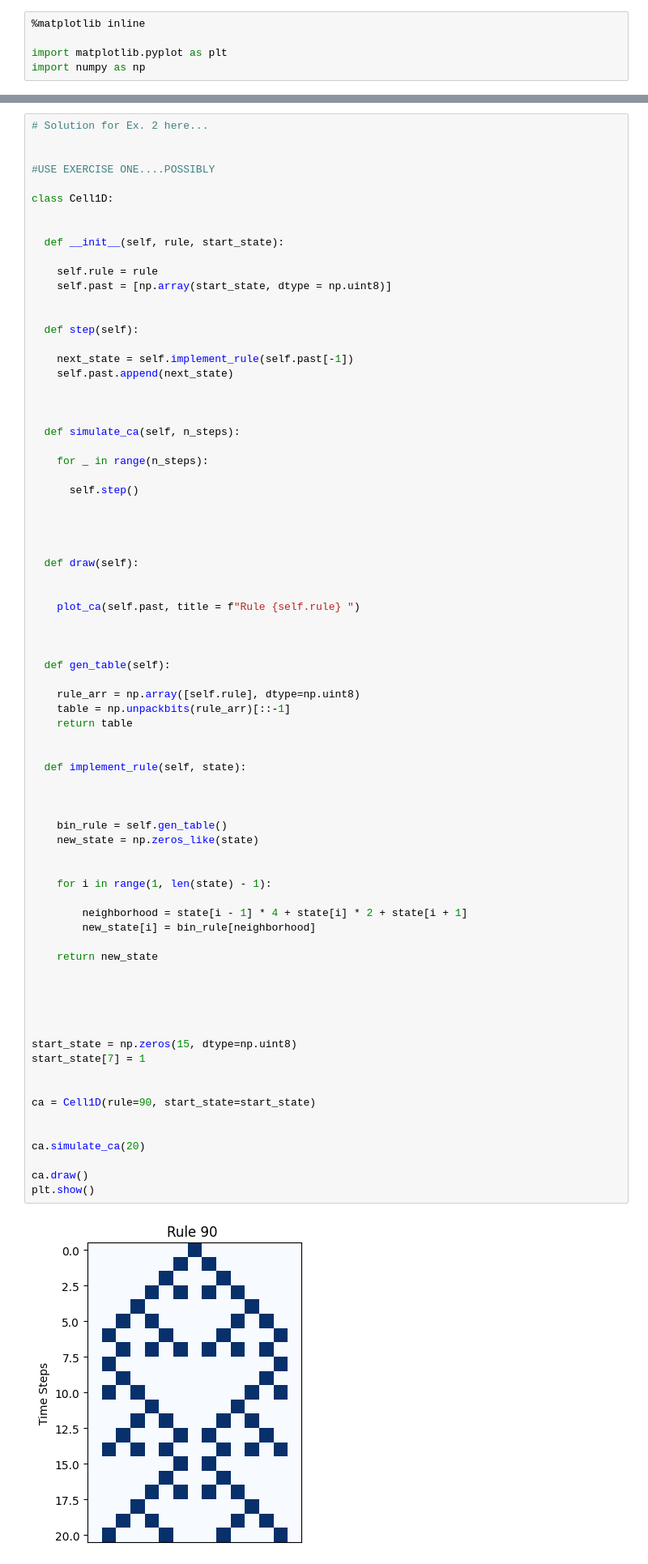
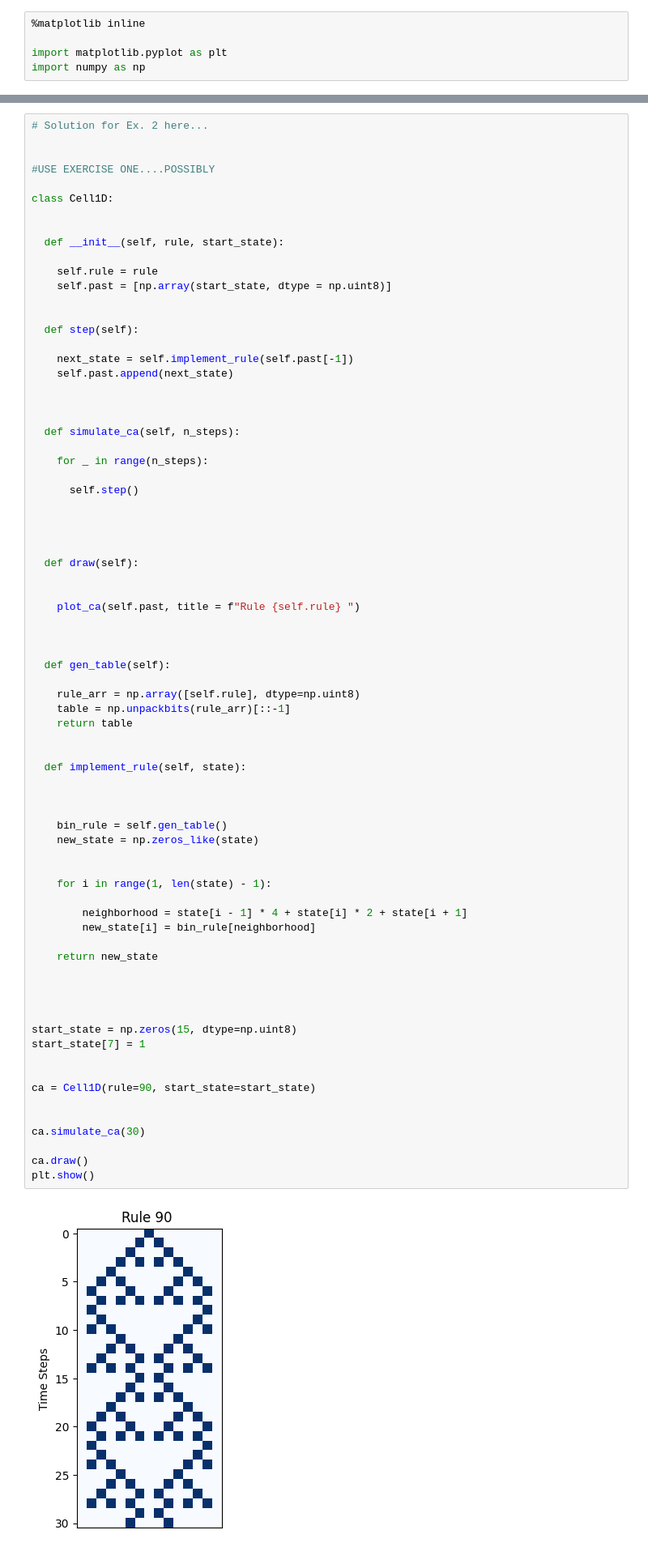
Before and after one commit to CMviking2003/comp215, a Jupyter notebook: labs/lab07_cellular_automata.ipynb, the cells around one changed output, grey strips where cells are left out. Shown at 81% size. Cells and saved outputs as stored; diff of their text form.

```diff
--- a/labs/lab07_cellular_automata.ipynb
+++ b/labs/lab07_cellular_automata.ipynb
@@ -217,36 +217,35 @@ class Cell1D:
 
   def implement_rule(self, state):
 
 
 
     bin_rule = self.gen_table()
     new_state = np.zeros_like(state)
 
 
     for i in range(1, len(state) - 1):
 
         neighborhood = state[i - 1] * 4 + state[i] * 2 + state[i + 1]
         new_state[i] = bin_rule[neighborhood]
 
     return new_state
 
 
 
 
-
 start_state = np.zeros(15, dtype=np.uint8)
 start_state[7] = 1
 
 
 ca = Cell1D(rule=90, start_state=start_state)
 
 
-ca.simulate_ca(20)
+ca.simulate_ca(30)
 
 ca.draw()
 plt.show()
 # %% [output]
-[figure, old version]
+[figure, new version]
 # %% [markdown]
 ## Run some Experiments
 With your new `Cell1D` class, run some experiments to explore the Elementary CA's.
```
Also changed, not shown: parts of 3 cells of this notebook.
